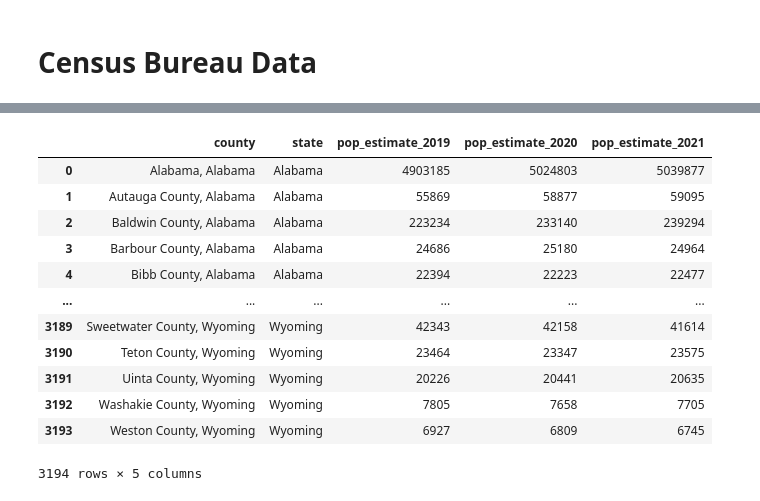
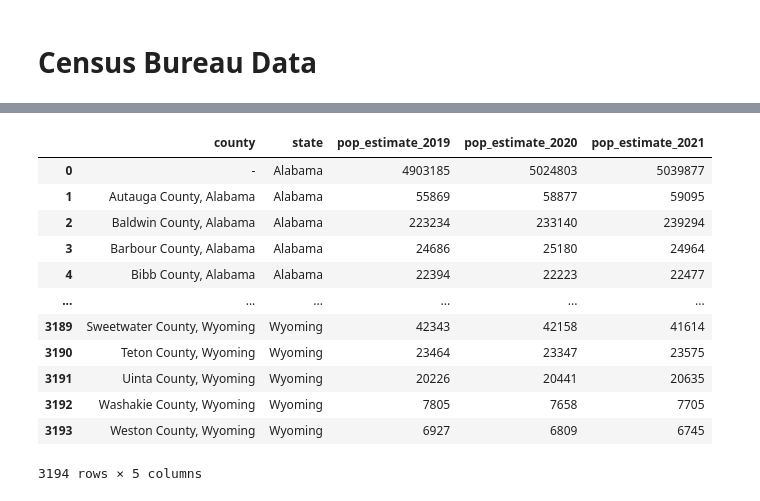
Before and after one commit to mbruns13/redfin_housing_data, a Jupyter notebook: Code/housing_data.ipynb, the cells around one changed output, grey strips where cells are left out. Drawn from its saved outputs; the diff is of its cells as text; code cells hidden in the pictures.

```diff
--- a/Code/housing_data.ipynb
+++ b/Code/housing_data.ipynb
@@ -327,10 +295,11 @@ cb2021_df
 # %%
+cb2021_df["county"] = ""
 for i in range(len(cb2021_df["CTYNAME"])):
-    if cb2021_df["CTYNAME"] == cb2021_df["STNAME"]:
-        cb2021_df["county"]
-
-cb2021_df["county"] = cb2021_df["CTYNAME"] + ", " + cb2021_df["STNAME"]
-
+    if cb2021_df["CTYNAME"][i] != cb2021_df["STNAME"][i]:
+        cb2021_df["county"][i] = cb2021_df["CTYNAME"][i] + ", " + cb2021_df["STNAME"][i]
+    else:
+        cb2021_df["county"][i] = "-"
 
 cb2021_df = cb2021_df[["county", "STNAME", "POPESTIMATE2020","POPESTIMATE2021"]]
 cb2021_df = cb2021_df.rename(columns={"STNAME": "state", "ESTIMATESBASE2020":"estimates_base_2020","POPESTIMATE2020":"pop_estimate_2020", "POPESTIMATE2021":"pop_estimate_2021"})
+cb2021_df
@@ -337,7 +320,3 @@ cb2021_df = cb2021_df.rename(columns={"STNAME": "state", "ESTIMATESBASE2020":"es
 # %%
 #Importing 2019 census bureau data
 cb2019_df = pd.read_csv("Resources/co-est2019-alldata.csv", encoding='latin-1')
-cb2019_df["county"] = cb2019_df["CTYNAME"] + ", " + cb2019_df["STNAME"]
-cb2019_df = cb2019_df[["county", "STNAME", "POPESTIMATE2019"]]
-cb2019_df = cb2019_df.rename(columns={"STNAME": "state", "POPESTIMATE2019":"pop_estimate_2019"})
-cb2019_df
@@ -357,0 +323,11 @@ cb2019_df
+# %%
+cb2019_df["county"] = ""
+for i in range(len(cb2019_df["CTYNAME"])):
+    if cb2019_df["CTYNAME"][i] != cb2019_df["STNAME"][i]:
+        cb2019_df["county"][i] = cb2019_df["CTYNAME"][i] + ", " + cb2019_df["STNAME"][i]
+    else:
+        cb2019_df["county"][i] = "-"
+
+cb2019_df = cb2019_df[["county", "STNAME", "POPESTIMATE2019"]]
+cb2019_df = cb2019_df.rename(columns={"STNAME": "state", "POPESTIMATE2019":"pop_estimate_2019"})
+cb2019_df
@@ -358,9 +348,9 @@ cb2019_df
 # %%
 census_df = cb2019_df.merge(cb2021_df, on=["county","state"])
-census_df =
+census_df
 # %% [output]
 |  | county | state | pop_estimate_2019 | pop_estimate_2020 | pop_estimate_2021 |
-| 0 | Alabama, Alabama | Alabama | 4903185 | 5024803 | 5039877 |
+| 0 | - | Alabama | 4903185 | 5024803 | 5039877 |
 | 1 | Autauga County, Alabama | Alabama | 55869 | 58877 | 59095 |
 | 2 | Baldwin County, Alabama | Alabama | 223234 | 233140 | 239294 |
 | 3 | Barbour County, Alabama | Alabama | 24686 | 25180 | 24964 |
```
Also changed, not shown: parts of 13 cells of this notebook, 1 other file.
